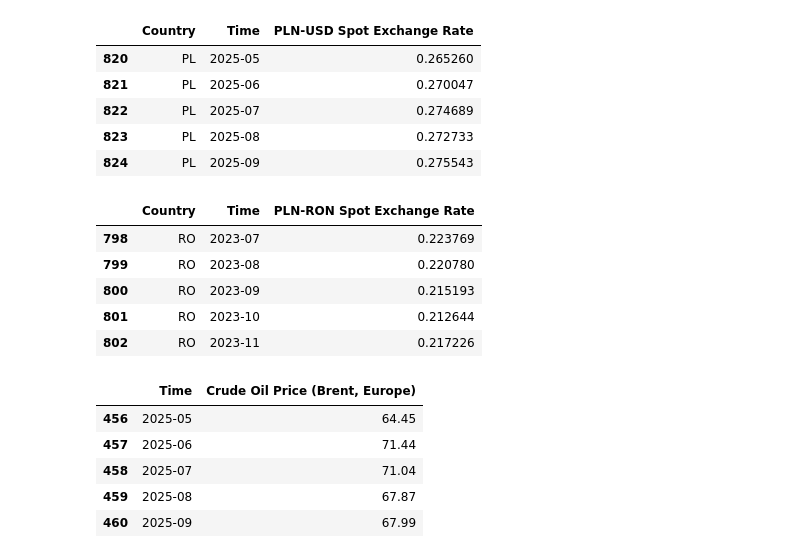
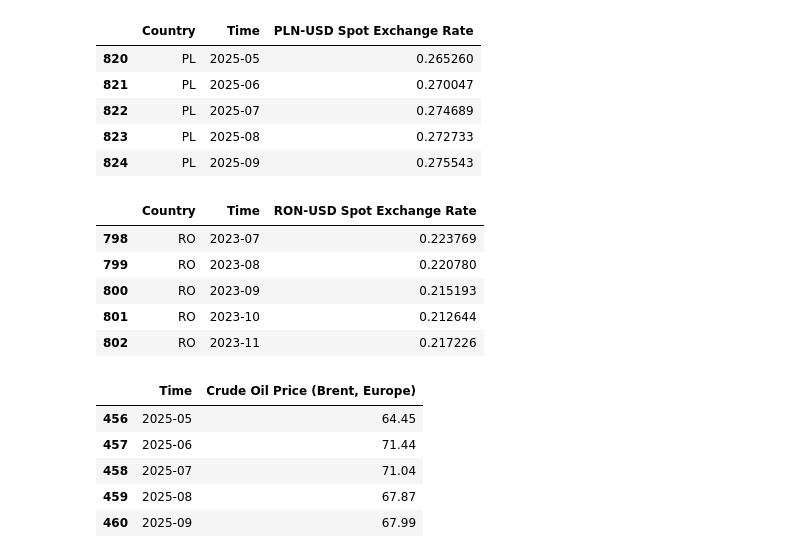
Before and after one commit to EliaLand/PSTR_Financial_Econometrics, a Jupyter notebook: data_fetcher/main.ipynb, the cells around one changed output. Saved outputs shown, nothing was run; the diff lists cells and outputs as text; code cells hidden in the pictures.

```diff
--- a/data_fetcher/main.ipynb
+++ b/data_fetcher/main.ipynb
@@ -363,25 +363,25 @@ EXPLNUSD_m_raw.tail()
 # %%
 # RON-USD exchange rate, U.S. Dollar to One Romanian Leu (monthly non-seasonally adjusted, 1960-01, 2023-11)
 # https://fred.stlouisfed.org/series/CCUSMA02PLM618N
 EXUSDRON_m_raw = fetch_FRED("ROUCCUSMA02STM")
 EXUSDRON_m_raw = EXUSDRON_m_raw.rename(columns=
         {"date": "Time",
          "ROUCCUSMA02STM": "USD-RON Spot Exchange Rate"
 })
 
 EXUSDRON_m_raw["Time"] = EXUSDRON_m_raw["Time"].dt.to_period("M").astype(str)
 
 # Conversion to RON-USD spot exchange rate
 EXRONUSD_m_raw = EXUSDRON_m_raw.copy()
-EXRONUSD_m_raw["PLN-RON Spot Exchange Rate"] = 1 / EXRONUSD_m_raw["USD-RON Spot Exchange Rate"]
+EXRONUSD_m_raw["RON-USD Spot Exchange Rate"] = 1 / EXRONUSD_m_raw["USD-RON Spot Exchange Rate"]
 EXRONUSD_m_raw = EXRONUSD_m_raw.drop(columns=["USD-RON Spot Exchange Rate"])
 
 EXRONUSD_m_raw["Country"] = "RO"
-EXRONUSD_m_raw = EXRONUSD_m_raw[["Country", "Time", "PLN-RON Spot Exchange Rate"]]
+EXRONUSD_m_raw = EXRONUSD_m_raw[["Country", "Time", "RON-USD Spot Exchange Rate"]]
 
 EXRONUSD_m_raw.tail()
 # %% [output]
-|  | Country | Time | PLN-RON Spot Exchange Rate |
+|  | Country | Time | RON-USD Spot Exchange Rate |
 | 798 | RO | 2023-07 | 0.223769 |
 | 799 | RO | 2023-08 | 0.220780 |
 | 800 | RO | 2023-09 | 0.215193 |
```
Also changed, not shown: 1 other file.
